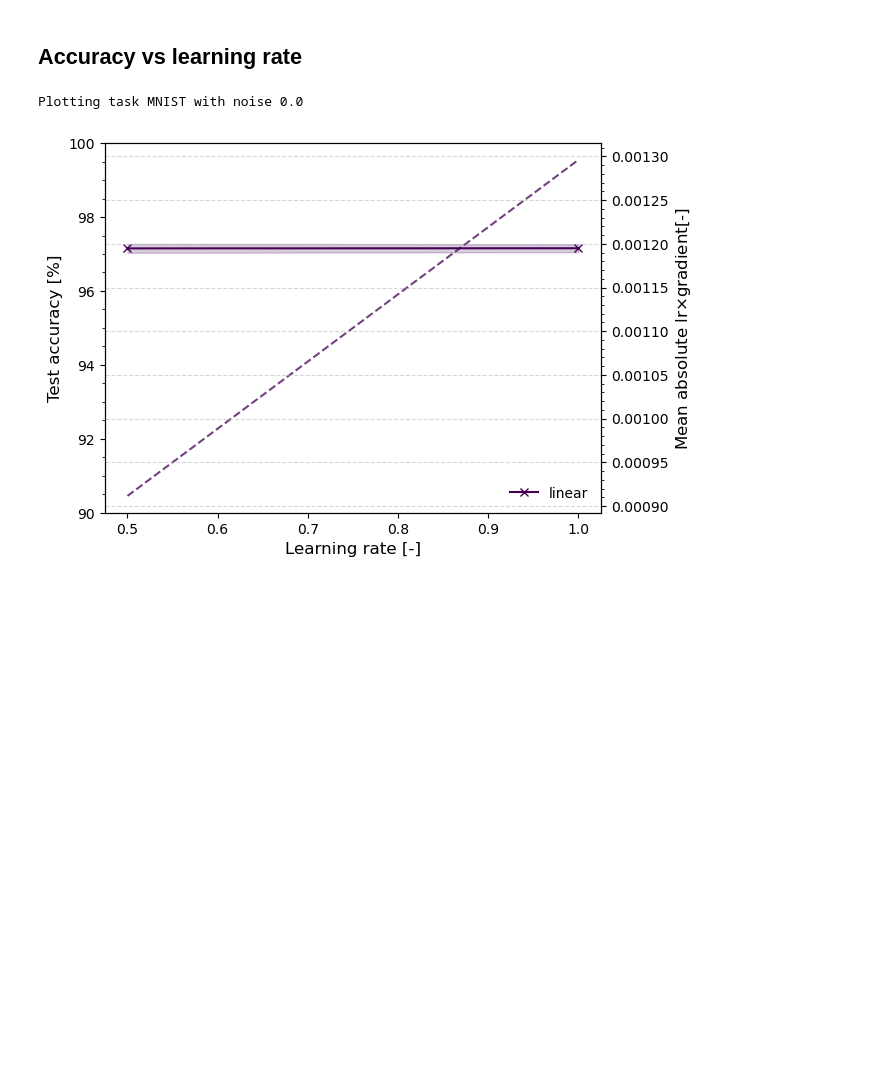
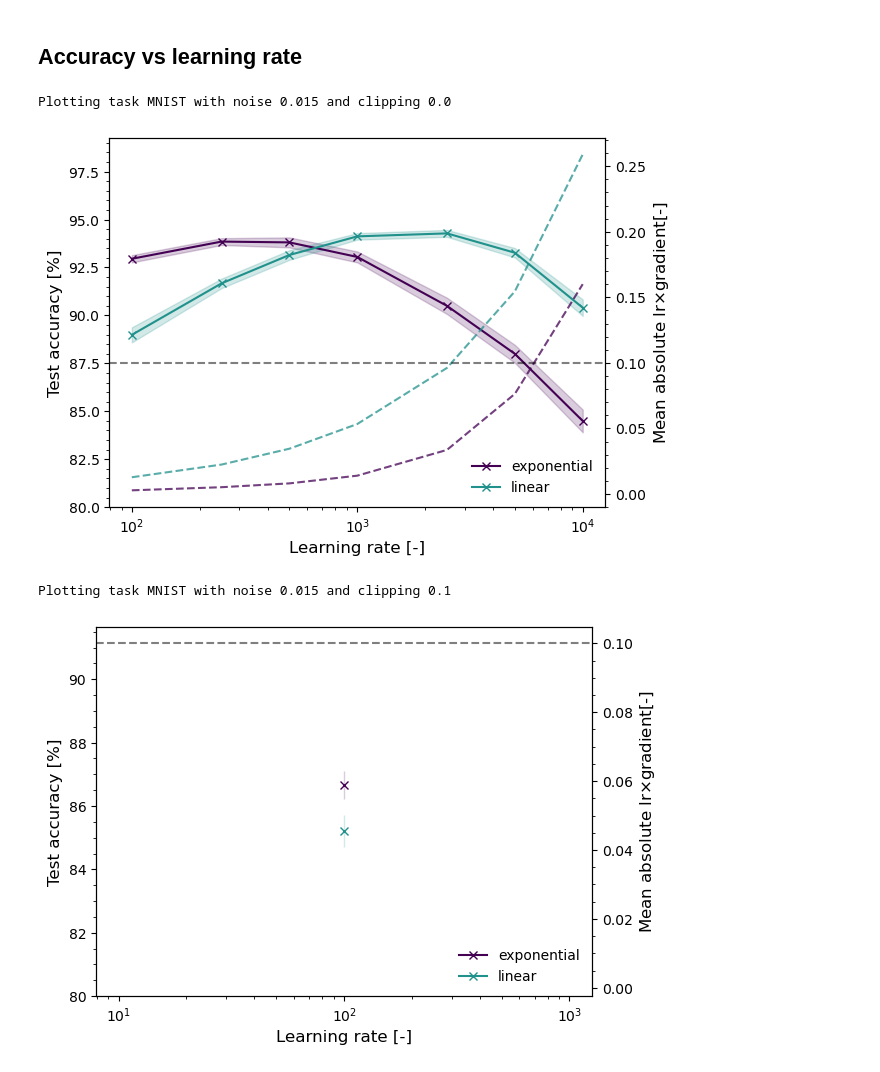
Before and after one commit to kellian-cottart/magnetoionic-simulations, a Jupyter notebook: magnetoionic-figures.ipynb, the cells around one changed output. Drawn from its saved outputs; the diff is of its cells as text; code cells hidden in the pictures; blank space fills up the shorter version.

Commit message:
feat: added noise in forward and backward

```diff
--- a/magnetoionic-figures.ipynb
+++ b/magnetoionic-figures.ipynb
@@ -97,35 +122,39 @@ df
 ## Accuracy vs learning rate
 # %%
 # for each task, plot the evolution of the accuracy
-for task in df["task"].unique():
-    for noise in df["noise"].unique():
-        print(f"Plotting task {task} with noise {noise}")
-        fig, ax = plt.subplots()
-        ax2 = ax.twinx()
-        palette = plt.get_cmap('viridis', len(df["type_devices"].unique())+1)
-        df_filtered = df[(df["task"] == task) & (df["noise"] == noise)].sort_values("learning_rate")
-        for i, (name, group) in enumerate(df_filtered.groupby("type_devices")):
-            ax.plot(group["learning_rate"], group["mean"], label=name, color=palette(i), marker='x')
-            ax.fill_between(group["learning_rate"], group["mean"]-group["std"], group["mean"]+group["std"], alpha=0.2, color=palette(i))
-            ax2.plot(group["learning_rate"], group["mean_abs_grad"], linestyle='--', color=palette(i), alpha=0.75, zorder=-1)
-        # for lr in df_filtered["learning_rate"].unique():
-        #     ax.axvline(lr, color='black', linestyle='--', alpha=0.1, zorder=-1)
-        ax2.grid(axis='y', which='major', linestyle='--', alpha=0.5)
-        ax2.set_ylabel(r"Mean absolute lr$\times$gradient[-]", fontsize=12)
-        ax.set_xlabel("Learning rate [-]", fontsize=12)
-        ax.set_ylabel("Test accuracy [%]", fontsize=12)
-        ax.legend(loc='lower right', fontsize=10, frameon=False)
-        ax.yaxis.set_minor_locator(AutoMinorLocator())
-        ax2.yaxis.set_minor_locator(AutoMinorLocator())
-        offset = 5
-        minimum = 90 if task == "MNIST" else 80
-        maximum = min(100, df_filtered["mean"].max() + offset)
-        ax.set_ylim([minimum, maximum])
-        ax.set_ylim([minimum, maximum])
-        plt.show()
-        # save as pdf and svg
-        name = f"learning-rate-{task}-noise-{noise}-{GRAPHS_ID}"
-        fig.savefig(f"{graph_folder}/{name}.pdf", bbox_inches='tight')
+for clip in df["clipping"].unique():
+    for task in df["task"].unique():
+        for noise in df["noise"].unique():
+            df_filtered = df[(df["task"] == task) & (df["noise"] == noise) & (df["clipping"] == clip)].sort_values("learning_rate")
+            print(f"Plotting task {task} with noise {noise} and clipping {clip}")
+            fig, ax = plt.subplots()
+            ax2 = ax.twinx()
+            palette = plt.get_cmap('viridis', len(df["type_devices"].unique())+1)
+            for i, (name, group) in enumerate(df_filtered.groupby("type_devices")):
+                ax.plot(group["learning_rate"], group["mean"], label=name, color=palette(i), marker='x')
+                ax.fill_between(group["learning_rate"], group["mean"]-group["std"], group["mean"]+group["std"], alpha=0.2, color=palette(i))
+                ax2.plot(group["learning_rate"], group["mean_abs_grad"], linestyle='--', color=palette(i), alpha=0.75, zorder=-1)
+            # hline for ax2 at 0.1
+            ax2.axhline(0.1, color='black', linestyle='--', alpha=0.5, label="Physically viable")
+            ax2.set_ylabel(r"Mean absolute lr$\times$gradient[-]", fontsize=12)
+            ax.set_xlabel("Learning rate [-]", fontsize=12)
+            ax.set_ylabel("Test accuracy [%]", fontsize=12)
+            ax.legend(loc='lower right', fontsize=10, frameon=False)
+            ax.yaxis.set_minor_locator(AutoMinorLocator())
+            ax2.yaxis.set_minor_locator(AutoMinorLocator())
+            offset = 5
+            minimum = 80 if task == "MNIST" else 80
+            maximum = min(100, df_filtered["mean"].max() + offset)
+            ax.set_ylim([minimum, maximum])
+            ax.set_ylim([minimum, maximum])
+            # log x
+            ax.set_xscale('log')
+            plt.show()
+            # save as pdf and svg
+            name = f"learning-rate-{task}-noise-{noise}-{GRAPHS_ID}"
+            fig.savefig(f"{graph_folder}/{name}.pdf", bbox_inches='tight')
 # %% [output]
-Plotting task MNIST with noise 0.0
+Plotting task MNIST with noise 0.015 and clipping 0.0
-[figure, old version]
+[figure, new version]
+Plotting task MNIST with noise 0.015 and clipping 0.1
+[figure, added]
```
Also changed, not shown: parts of 2 cells of this notebook, 9 other files.
